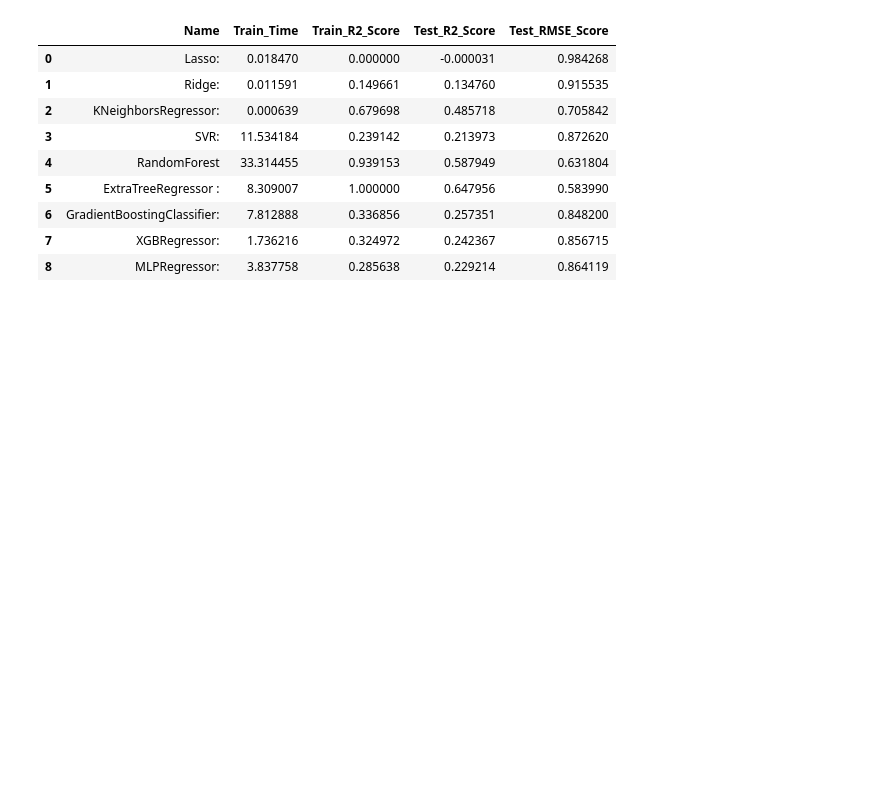
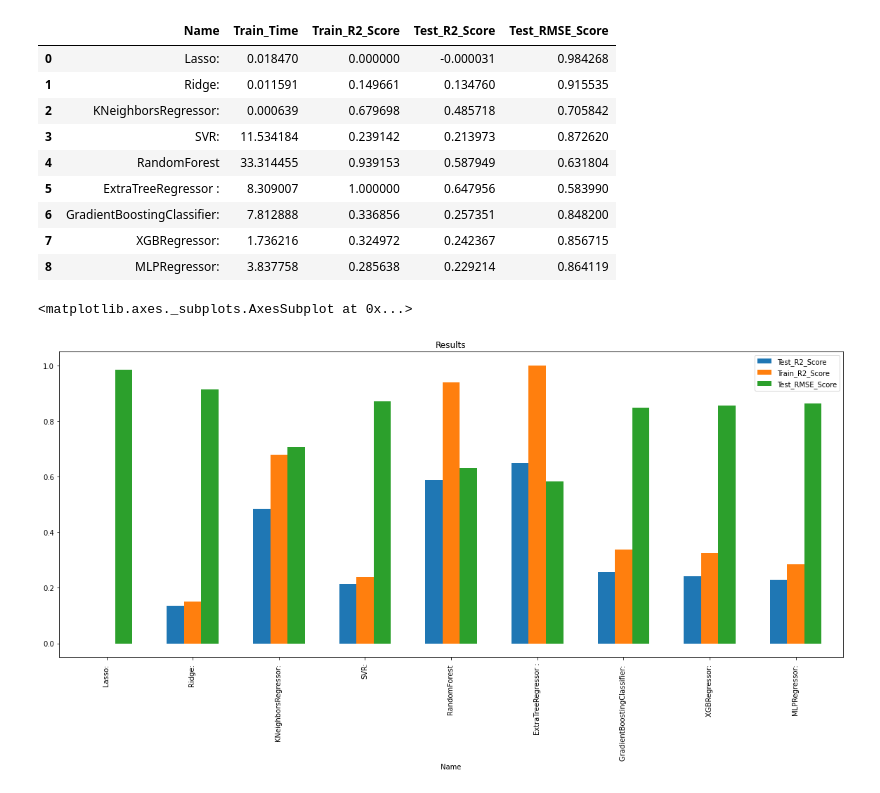
Before and after one commit to Mahima-2111/Data_Appliances_Energy, a Jupyter notebook: Data_Appliances_Energy.ipynb, the cells around one changed output. Saved outputs shown, nothing was run; the diff lists cells and outputs as text; code cells hidden in the pictures; blank space fills up the shorter version.

```diff
--- a/Data_Appliances_Energy.ipynb
+++ b/Data_Appliances_Energy.ipynb
@@ -677,3 +677,8 @@ results_df
 | 6 | GradientBoostingClassifier: | 7.812888 | 0.336856 | 0.257351 | 0.848200 |
 | 7 | XGBRegressor: | 1.736216 | 0.324972 | 0.242367 | 0.856715 |
 | 8 | MLPRegressor: | 3.837758 | 0.285638 | 0.229214 | 0.864119 |
+# %%
+results_df.plot.bar(x="Name", y=['Test_R2_Score' , 'Train_R2_Score' , 'Test_RMSE_Score'], title = 'Results' , width = .6, figsize= (20,8))
+# %% [output]
+<matplotlib.axes._subplots.AxesSubplot at 0x...>
+[figure, added]
```
Also changed, not shown: parts of 1 cell of this notebook.
